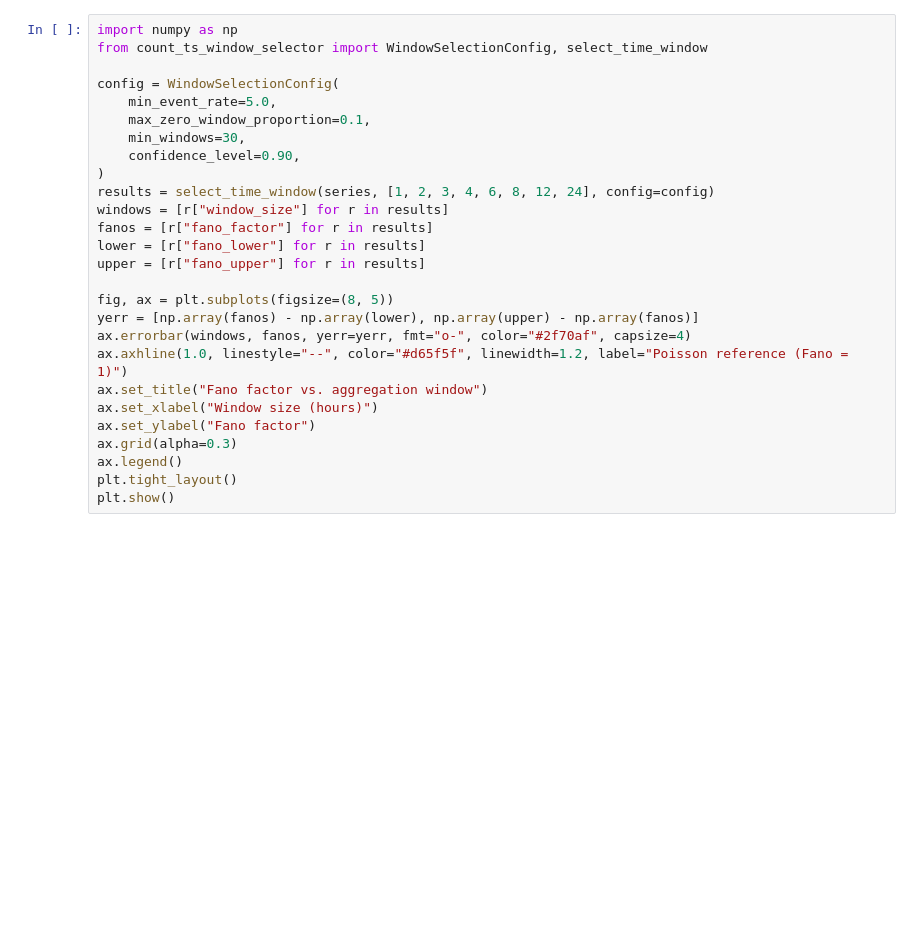
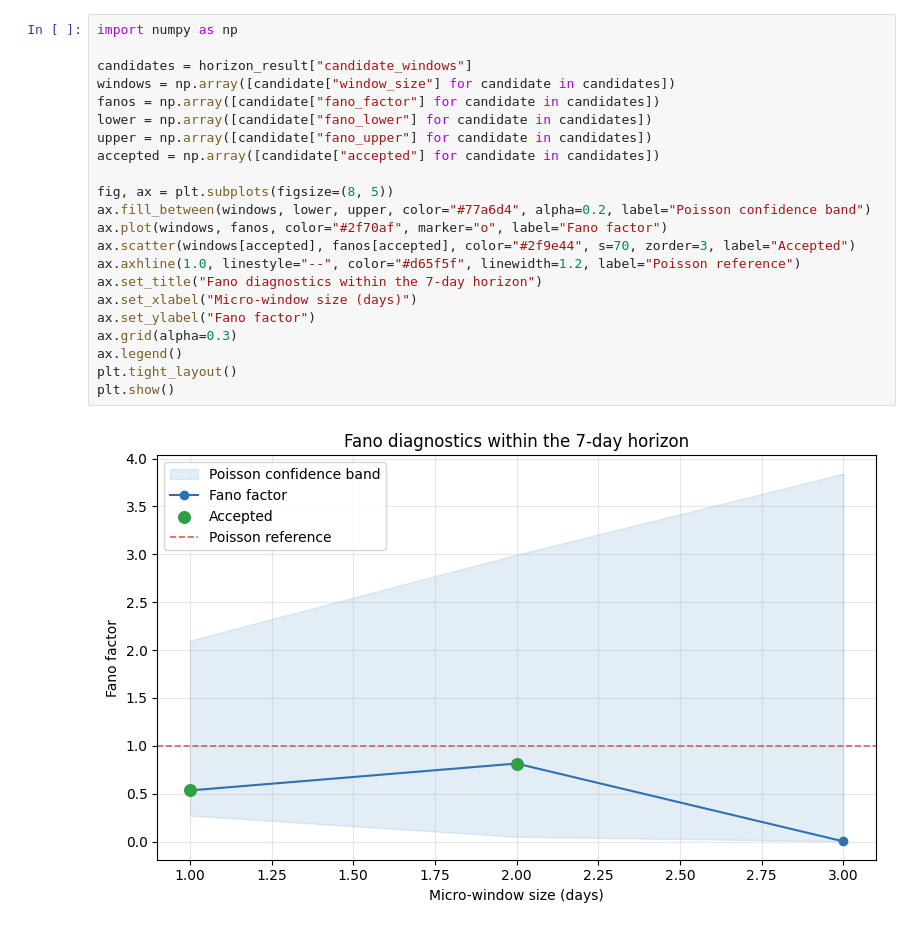
Before and after one commit to rajivsam/count_ts_window_selector, a Jupyter notebook: notebooks/seattle_library_checkouts_analysis.ipynb, the cells around one changed output. Drawn from its saved outputs; the diff is of its cells as text; blank space fills up the shorter version.

```diff
--- a/notebooks/seattle_library_checkouts_analysis.ipynb
+++ b/notebooks/seattle_library_checkouts_analysis.ipynb
@@ -122,27 +128,24 @@ plt.show()
 # %%
 import numpy as np
-from count_ts_window_selector import WindowSelectionConfig, select_time_window
 
-config = WindowSelectionConfig(
-    min_event_rate=5.0,
-    max_zero_window_proportion=0.1,
-    min_windows=30,
-    confidence_level=0.90,
-)
-results = select_time_window(series, [1, 2, 3, 4, 6, 8, 12, 24], config=config)
-windows = [r["window_size"] for r in results]
-fanos = [r["fano_factor"] for r in results]
-lower = [r["fano_lower"] for r in results]
-upper = [r["fano_upper"] for r in results]
+candidates = horizon_result["candidate_windows"]
+windows = np.array([candidate["window_size"] for candidate in candidates])
+fanos = np.array([candidate["fano_factor"] for candidate in candidates])
+lower = np.array([candidate["fano_lower"] for candidate in candidates])
+upper = np.array([candidate["fano_upper"] for candidate in candidates])
+accepted = np.array([candidate["accepted"] for candidate in candidates])
 
 fig, ax = plt.subplots(figsize=(8, 5))
-yerr = [np.array(fanos) - np.array(lower), np.array(upper) - np.array(fanos)]
-ax.errorbar(windows, fanos, yerr=yerr, fmt="o-", color="#2f70af", capsize=4)
-ax.axhline(1.0, linestyle="--", color="#d65f5f", linewidth=1.2, label="Poisson reference (Fano = 1)")
-ax.set_title("Fano factor vs. aggregation window")
-ax.set_xlabel("Window size (hours)")
+ax.fill_between(windows, lower, upper, color="#77a6d4", alpha=0.2, label="Poisson confidence band")
+ax.plot(windows, fanos, color="#2f70af", marker="o", label="Fano factor")
+ax.scatter(windows[accepted], fanos[accepted], color="#2f9e44", s=70, zorder=3, label="Accepted")
+ax.axhline(1.0, linestyle="--", color="#d65f5f", linewidth=1.2, label="Poisson reference")
+ax.set_title("Fano diagnostics within the 7-day horizon")
+ax.set_xlabel("Micro-window size (days)")
 ax.set_ylabel("Fano factor")
 ax.grid(alpha=0.3)
 ax.legend()
 plt.tight_layout()
 plt.show()
+# %% [output]
+[figure, added]
```
Also changed, not shown: parts of 10 cells of this notebook, 9 other files.
